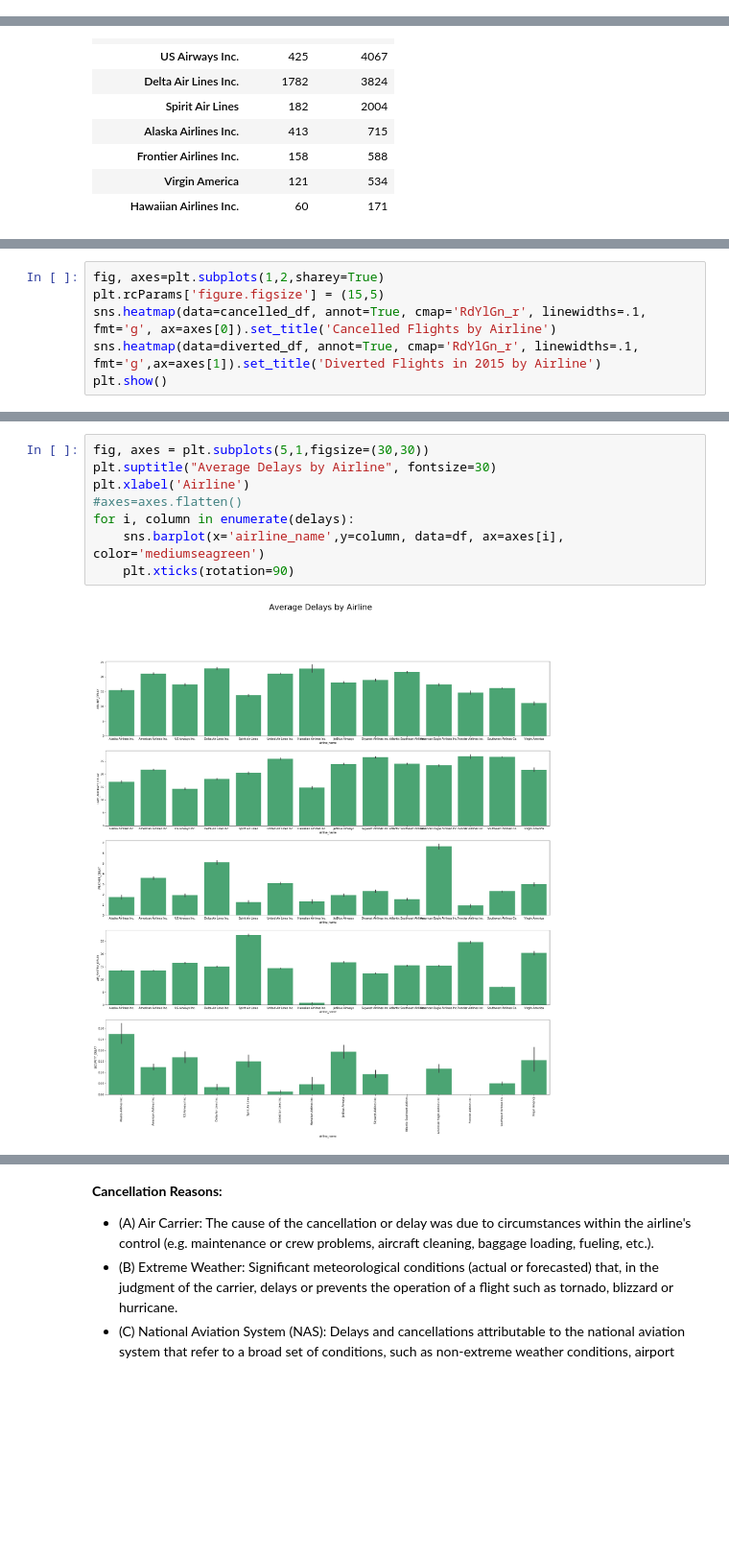
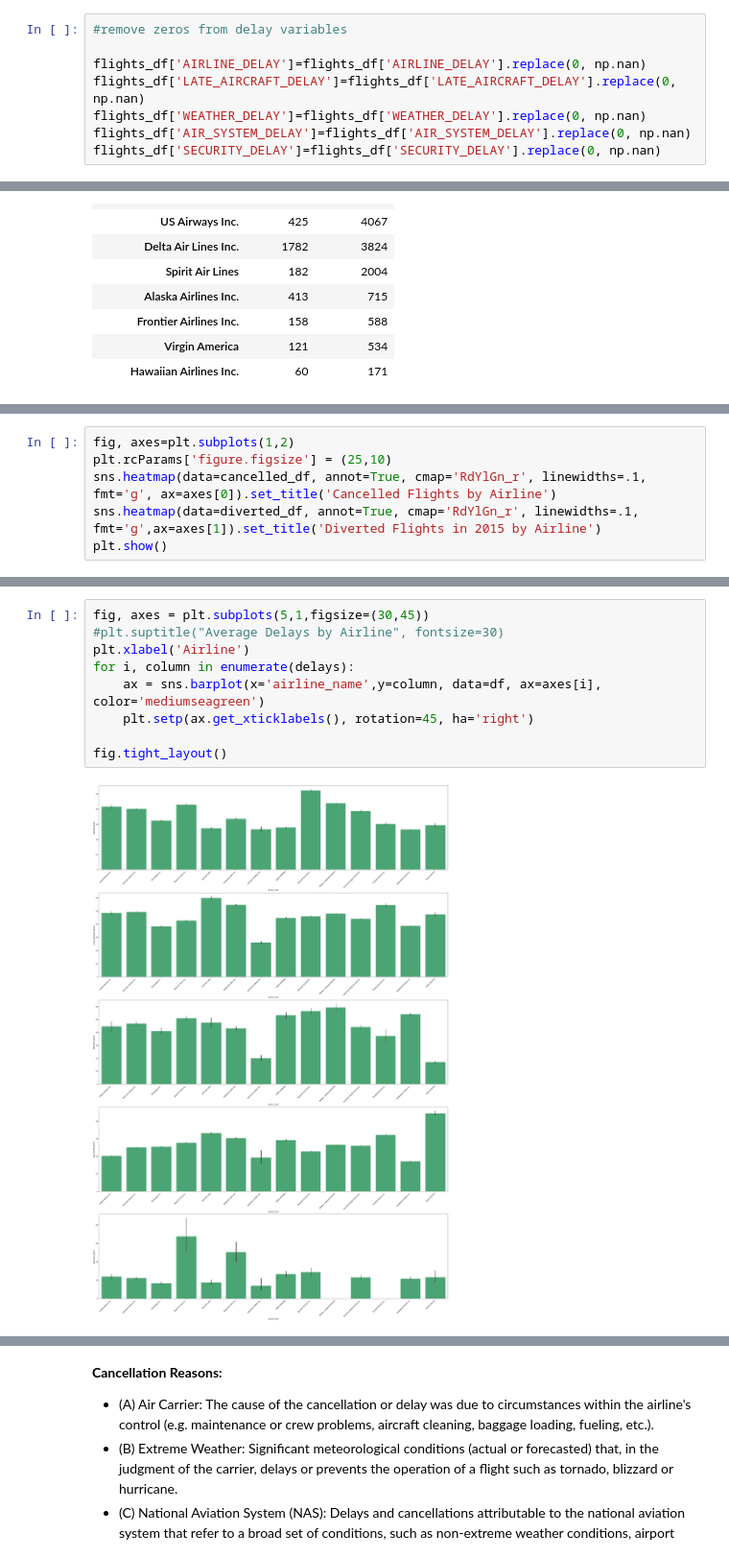
Before and after one commit to Kirstenj5115/Flight_Delays, a Jupyter notebook: FlightDelays_Capstone2_KirstenJames_v2.ipynb, the cells around one changed output, grey strips where cells are left out. Shown at 96% size. Saved outputs shown, nothing was run; the diff lists cells and outputs as text; blank space fills up the shorter version.

```diff
--- a/FlightDelays_Capstone2_KirstenJames_v2.ipynb
+++ b/FlightDelays_Capstone2_KirstenJames_v2.ipynb
@@ -25 +16,9 @@ flights_df.head()
+# %%
+#remove zeros from delay variables
+
+flights_df['AIRLINE_DELAY']=flights_df['AIRLINE_DELAY'].replace(0, np.nan)
+flights_df['LATE_AIRCRAFT_DELAY']=flights_df['LATE_AIRCRAFT_DELAY'].replace(0, np.nan)
+flights_df['WEATHER_DELAY']=flights_df['WEATHER_DELAY'].replace(0, np.nan)
+flights_df['AIR_SYSTEM_DELAY']=flights_df['AIR_SYSTEM_DELAY'].replace(0, np.nan)
+flights_df['SECURITY_DELAY']=flights_df['SECURITY_DELAY'].replace(0, np.nan)
 # %% [markdown]
@@ -284,6 +276,6 @@ cancel_diverted_sorteddf
 # %%
-fig, axes=plt.subplots(1,2,sharey=True)
-plt.rcParams['figure.figsize'] = (15,5)
+fig, axes=plt.subplots(1,2)
+plt.rcParams['figure.figsize'] = (25,10)
 sns.heatmap(data=cancelled_df, annot=True, cmap='RdYlGn_r', linewidths=.1, fmt='g', ax=axes[0]).set_title('Cancelled Flights by Airline')
 sns.heatmap(data=diverted_df, annot=True, cmap='RdYlGn_r', linewidths=.1, fmt='g',ax=axes[1]).set_title('Diverted Flights in 2015 by Airline')
 plt.show()
@@ -300,10 +286,11 @@ Can draw no conclusions on this yet until I update the dataframe to exclude zero
 # %%
-fig, axes = plt.subplots(5,1,figsize=(30,30))
-plt.suptitle("Average Delays by Airline", fontsize=30)
+fig, axes = plt.subplots(5,1,figsize=(30,45))
+#plt.suptitle("Average Delays by Airline", fontsize=30)
 plt.xlabel('Airline')
-#axes=axes.flatten()
 for i, column in enumerate(delays):
-    sns.barplot(x='airline_name',y=column, data=df, ax=axes[i], color='mediumseagreen')
-    plt.xticks(rotation=90)
+    ax = sns.barplot(x='airline_name',y=column, data=df, ax=axes[i], color='mediumseagreen')
+    plt.setp(ax.get_xticklabels(), rotation=45, ha='right')
+
+fig.tight_layout()
 # %% [output]
-[figure, old version]
+[figure, new version]
```
Also changed, not shown: parts of 55 cells of this notebook.
